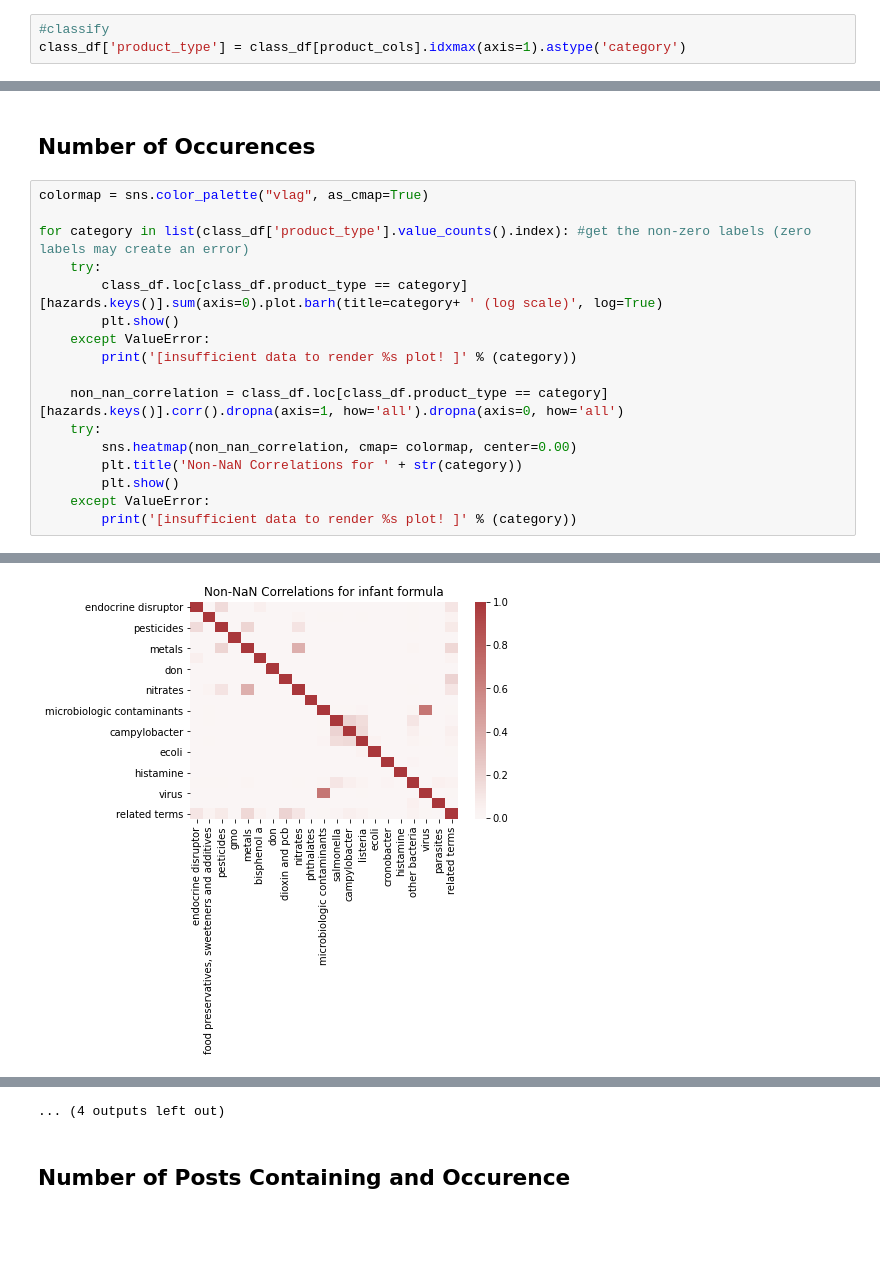
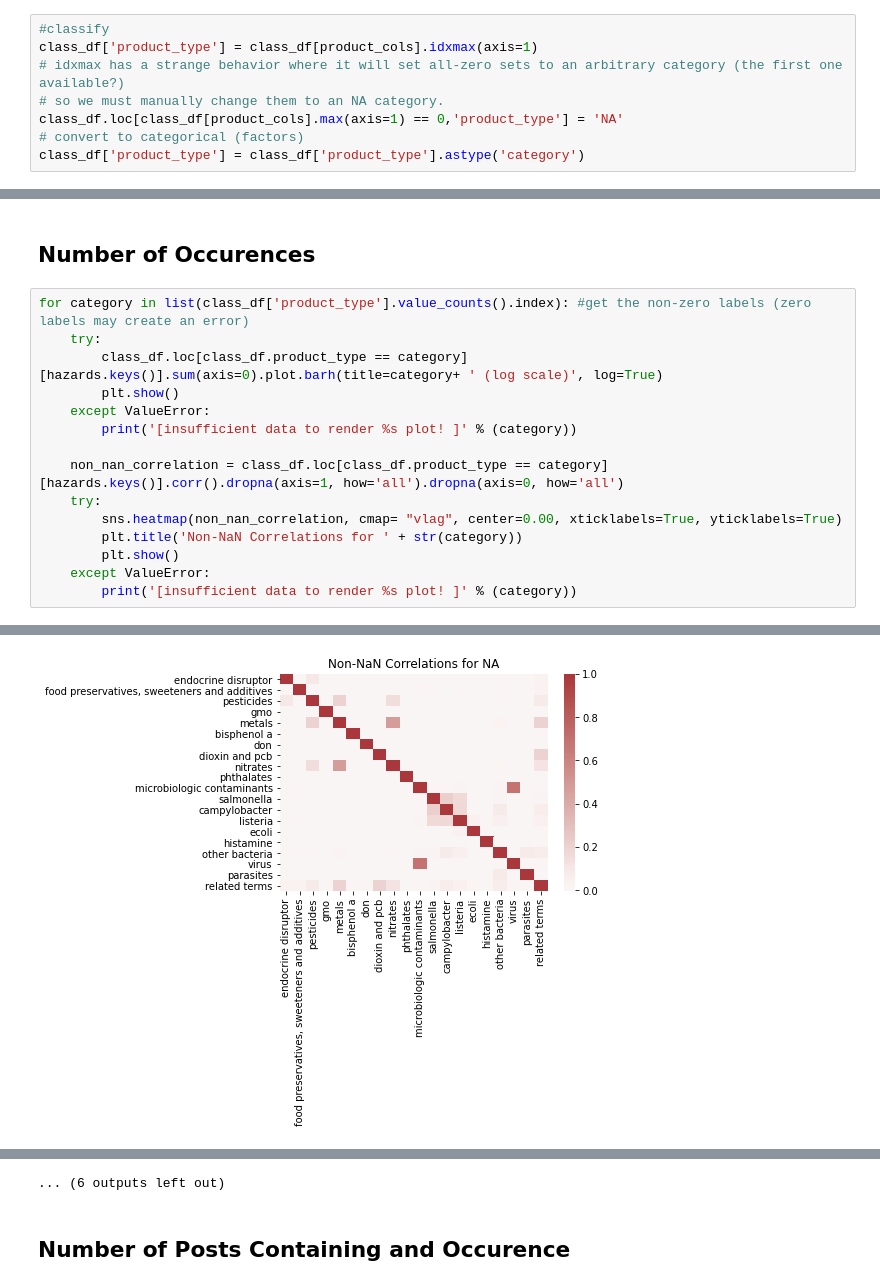
Before and after one commit to nershman/SAFFI-Project, a Jupyter notebook: notebooks/NETMUMS-topicmining-POSTS.ipynb, the cells around one changed output, grey strips where cells are left out. Saved outputs shown, nothing was run; the diff lists cells and outputs as text; blank space fills up the shorter version.

```diff
--- a/notebooks/NETMUMS-topicmining-POSTS.ipynb
+++ b/notebooks/NETMUMS-topicmining-POSTS.ipynb
@@ -257,9 +258,14 @@ summed_df['baby_food_uncategorized'] = (summed_df[['fruit','vegetable']].sum(axi
 class_df = summed_df.copy()
 # %%
 product_cols = list(products.keys()) + ['veg_in_baby_context', 'fruit_in_baby_context', 'baby_food_uncategorized']
-# %%
-#classify
-class_df['product_type'] = class_df[product_cols].idxmax(axis=1).astype('category')
+# %%
+#classify
+class_df['product_type'] = class_df[product_cols].idxmax(axis=1)
+# idxmax has a strange behavior where it will set all-zero sets to an arbitrary category (the first one available?)
+# so we must manually change them to an NA category.
+class_df.loc[class_df[product_cols].max(axis=1) == 0,'product_type'] = 'NA'
+# convert to categorical (factors)
+class_df['product_type'] = class_df['product_type'].astype('category')
 # %% [markdown]
 # Check the Resulting Totals
 # %% [markdown]
@@ -305,8 +311,6 @@ class_df['product_type'].value_counts().plot.barh(title='classification'+ ' (log
 # %% [markdown]
 ## Number of Occurences
 # %%
-colormap = sns.color_palette("vlag", as_cmap=True)
-
 for category in list(class_df['product_type'].value_counts().index): #get the non-zero labels (zero labels may create an error)
     try:
         class_df.loc[class_df.product_type == category][hazards.keys()].sum(axis=0).plot.barh(title=category+ ' (log scale)', log=True)
@@ -316,7 +320,7 @@ for category in list(class_df['product_type'].value_counts().index): #get the no
 
     non_nan_correlation = class_df.loc[class_df.product_type == category][hazards.keys()].corr().dropna(axis=1, how='all').dropna(axis=0, how='all')
     try:
-        sns.heatmap(non_nan_correlation, cmap= colormap, center=0.00)
+        sns.heatmap(non_nan_correlation, cmap= "vlag", center=0.00, xticklabels=True, yticklabels=True)
         plt.title('Non-NaN Correlations for ' + str(category))
         plt.show()
     except ValueError:
@@ -326 +330 @@ for category in list(class_df['product_type'].value_counts().index): #get the no
-[figure, old version]
+[figure, new version]
@@ -337,4 +341,4 @@ for category in list(class_df['product_type'].value_counts().index): #get the no
-... (4 outputs left out)
+... (6 outputs left out)
 # %% [markdown]
 ## Number of Posts Containing and Occurence
 # %%
```
Also changed, not shown: parts of 75 cells of this notebook.
